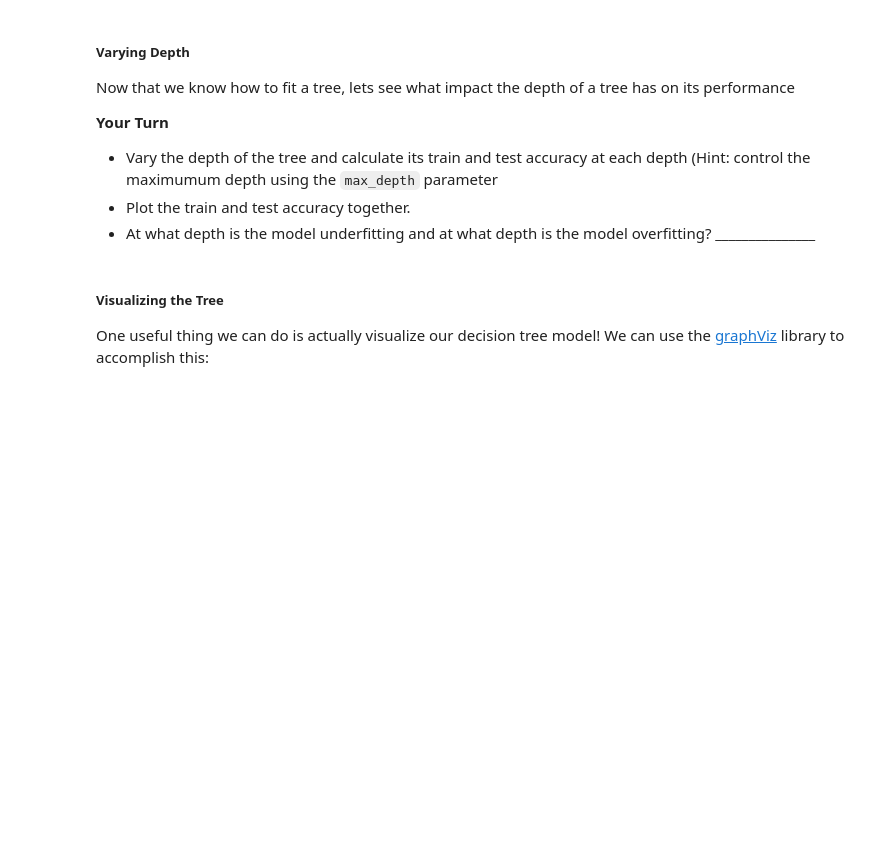
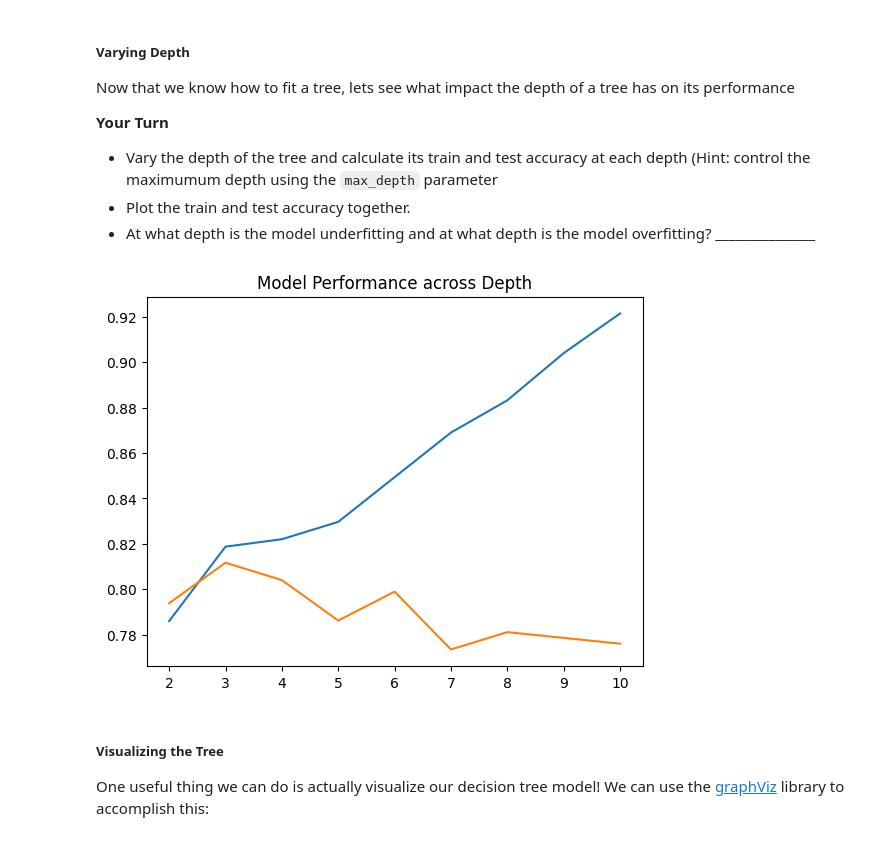
Before and after one commit to upadhyan/SUDS-2024-Bootcamp-Friday, a Jupyter notebook: Supervised_Learning_Lab.ipynb, the cells around one changed output. Drawn from its saved outputs; the diff is of its cells as text; code cells hidden in the pictures; blank space fills up the shorter version.

```diff
--- a/Supervised_Learning_Lab.ipynb
+++ b/Supervised_Learning_Lab.ipynb
@@ -103,7 +139,10 @@ from sklearn import tree # import our decision tree model
 target_data = data["survived"]
 feature_data = data.iloc[:, data.columns != "survived"]
 
-X_train, X_test, y_train, y_test = train_test_split(feature_data, target_data, test_size=0.3, random_state=0)
+X_train, X_test, y_train, y_test = train_test_split(feature_data,
+                                                    target_data,
+                                                    test_size=0.3,
+                                                    random_state=0)
 # %% [markdown]
 **YOUR TURN:**
 * How many samples are in the training set? _______________________
@@ -135,6 +179,7 @@ imp = SimpleImputer(missing_values=np.nan, strategy='most_frequent')
 
 imp.fit(X_train)
 X_train = imp.transform(X_train) # replace missing data using our imputer
+X_test = imp.transform(X_test)
 # %% [markdown]
 ##### Fitting a Tree
 
@@ -192,3 +220,24 @@ fig.show()
+# %%
+import matplotlib.pyplot as plt
+
+depths = list(range(2,11))
+train_accs = []
+test_accs = []
+for depth in depths:
+  clf = tree.DecisionTreeClassifier(max_depth = depth)
+  clf.fit(X_train, y_train)
+  accuracy = accuracy_score(y_train, clf.predict(X_train))
+  test_acc = accuracy_score(y_test, clf.predict(X_test))
+  train_accs.append(accuracy)
+  test_accs.append(test_acc)
+
+fig, ax = plt.subplots()
+ax.plot(depths, train_accs)
+ax.plot(depths, test_accs)
+ax.set_title('Model Performance across Depth')
+fig.show()
+# %% [output]
+[figure, added]
 # %% [markdown]
 
 ##### Visualizing the Tree
```
Also changed, not shown: parts of 13 cells of this notebook, 2 other files.
